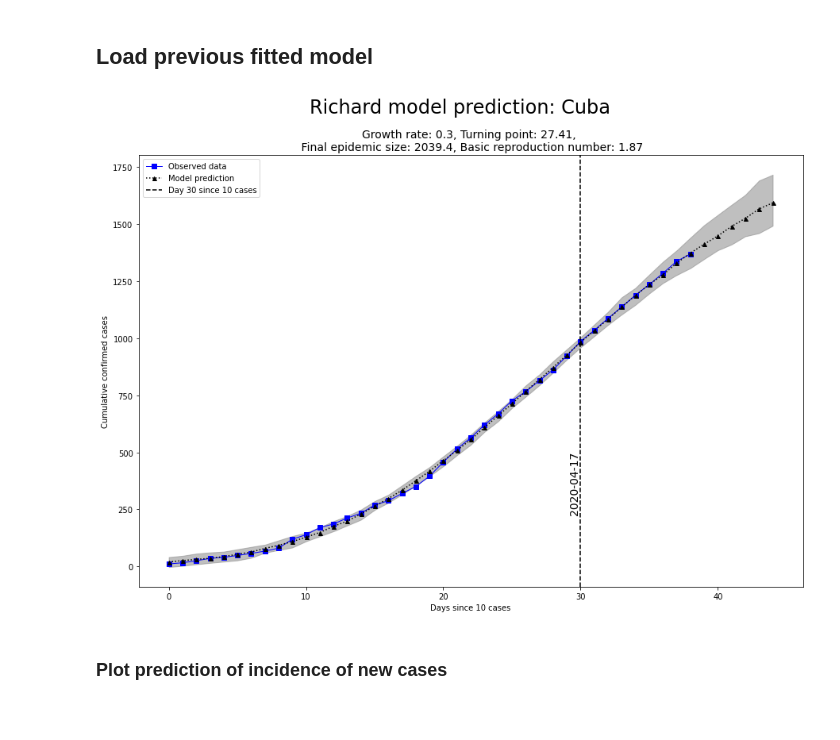
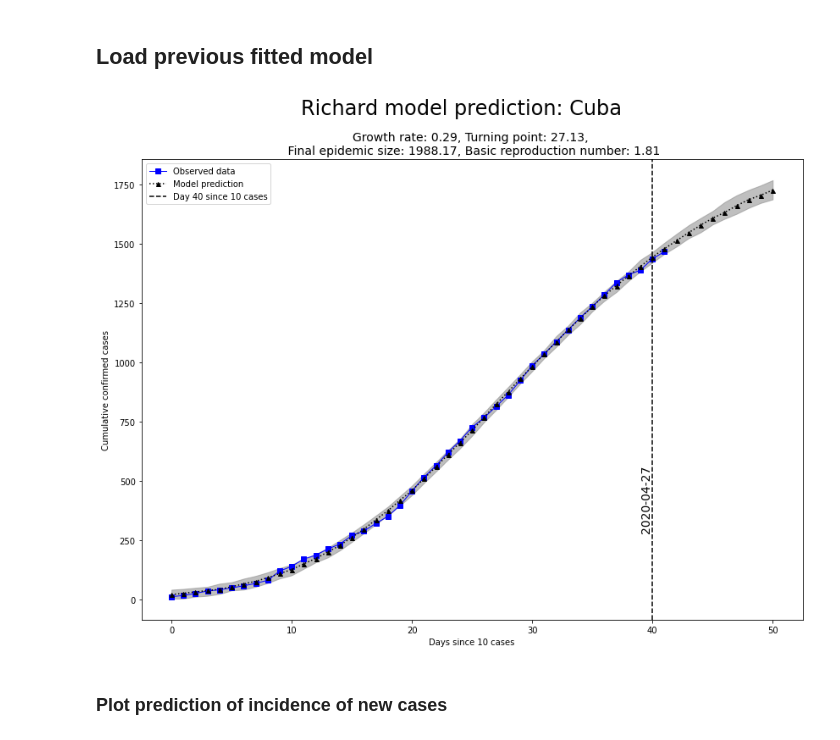
Before and after one commit to jorivero83/covid19, a Jupyter notebook: load_model_and_compute_predictions.ipynb, the cells around one changed output. Cells and saved outputs as stored; diff of their text form; code cells hidden in the pictures.

Commit message:
update predictions

```diff
--- a/load_model_and_compute_predictions.ipynb
+++ b/load_model_and_compute_predictions.ipynb
@@ -12,7 +12,7 @@ import arviz as az
 # Global parameters
 country = 'Cuba'
 epidemic_start = 10 # minimum cumulative number of cases considered
-ndays_limit = 31 # number of days since `epidemic_start` cases used to train the model
+ndays_limit = 41 # number of days since `epidemic_start` cases used to train the model
 x_data_label = 'days_since_{}'.format(epidemic_start)
 
 # loading data
@@ -52,26 +52,9 @@ x_values = df[x_data_label].values[:ndays_limit]
 y_values = df.acumulado.astype('float64').values[:ndays_limit]
 dt_until = str(df[df[x_data_label] == x_values[-1]].date.map(lambda x: str(x)[:10]).values[0]).replace('-', '')
 
-# richards_model = pm.Model()
-
-# with richards_model:
-#     sigma = pm.HalfCauchy('sigma', 1, shape=1)
-#     K = pm.Uniform('K', 100, 1000000, testval=5000)  # carrying capacity
-#     rate = pm.Normal('rate', 0.3, 0.05, testval=0.45)  # growth rate
-#     a = pm.Uniform('a', 0.1, 10.0, testval=0.25)
-#     x0 = pm.Uniform('x0', 1, 200, testval=15)
-#     T = pm.Uniform('T', 1, 3, testval=1.2)
-#     R0 = pm.Deterministic('R0', np.exp(rate * T))
-
-#     # Create likelihood for data
-#     x = pm.Data("x_data", x_values)
-#     acumulado = pm.Data("y_data", y_values)
-#     mu = K * (1 + np.exp(-rate * a * (x - x0 - (np.log(a) / (rate * a))))) ** (-1 / a)
-#     y = pm.Normal('y', mu=mu, tau=sigma, observed=acumulado)
-
 # ========== Compute predictions =============
 np.random.seed(1234)
-h = 14  # number points to prediction ahead
+h = 10  # number points to prediction ahead
 with richards_model:
     # Update data so that we get predictions into the future
     x_data = np.arange(0, len(y_values) + h)
@@ -89,28 +72,28 @@ dy_fit_final = np.percentile(trace['rate'], 50, axis=0) * y_fit_final * (1 - (y_
 # %%
 # Plot prediction of comulative cases
 yref_ycoord_0 = min(np.median(y_fit_final), df.acumulado.median()) * 0.6
-fig, ax = plt.subplots(nrows=1, ncols=1, figsize=(15, 10))
+fig, ax = plt.subplots(nrows=1, ncols=1, figsize=(14, 10))
 plt.plot(df[x_data_label].values, df.acumulado.astype('float64').values,
          'b', marker='s', ls='-', lw=1, label='Observed data')
 plt.plot(np.arange(0, post_pred_final['y'].shape[1]), y_fit_final,
          'k', marker='^', ls=':', ms=5, mew=1, label='Model prediction')
 plt.fill_between(np.arange(0, post_pred_final['y'].shape[1]), y_min_final, y_max_final, color='0.5', alpha=0.5)
 ax.axvline(x_values[-1], ls='--', color='k', label='Day {} since {} cases'.format(x_values[-1],epidemic_start))
 plt.text(x_values[-1], yref_ycoord_0,
          "{}".format(df[df[x_data_label] == x_values[-1]].date.map(lambda x: str(x)[:10]).values[0]),
          {'color': 'k', 'fontsize': 14},
          horizontalalignment='right', verticalalignment='baseline', rotation=90, clip_on=False)
 plt.suptitle('Richard model prediction: {}'.format(country), fontsize=24)
 f_values = (round(trace['rate'].mean(), 2), round(trace['x0'].mean(), 2),
             round(trace['K'].mean(), 2), round(trace['R0'].mean(), 2))
 plt.title('Growth rate: {}, Turning point: {}, \n Final epidemic size: {}, Basic reproduction number: {}'.format(*f_values), fontsize=14)
 ax.set(xlabel='Days since {} cases'.format(epidemic_start))
 ax.set(ylabel='Cumulative confirmed cases')
 plt.legend(loc='upper left')
 plt.savefig('results/{}/cumulative_prediction_plot.png'.format(country))
 plt.show()
 # %% [output]
-[figure, old version]
+[figure, new version]
 # %% [markdown]
 ### Plot prediction of incidence of new cases
 # %%
```
Also changed, not shown: parts of 4 cells of this notebook, 9 other files.
